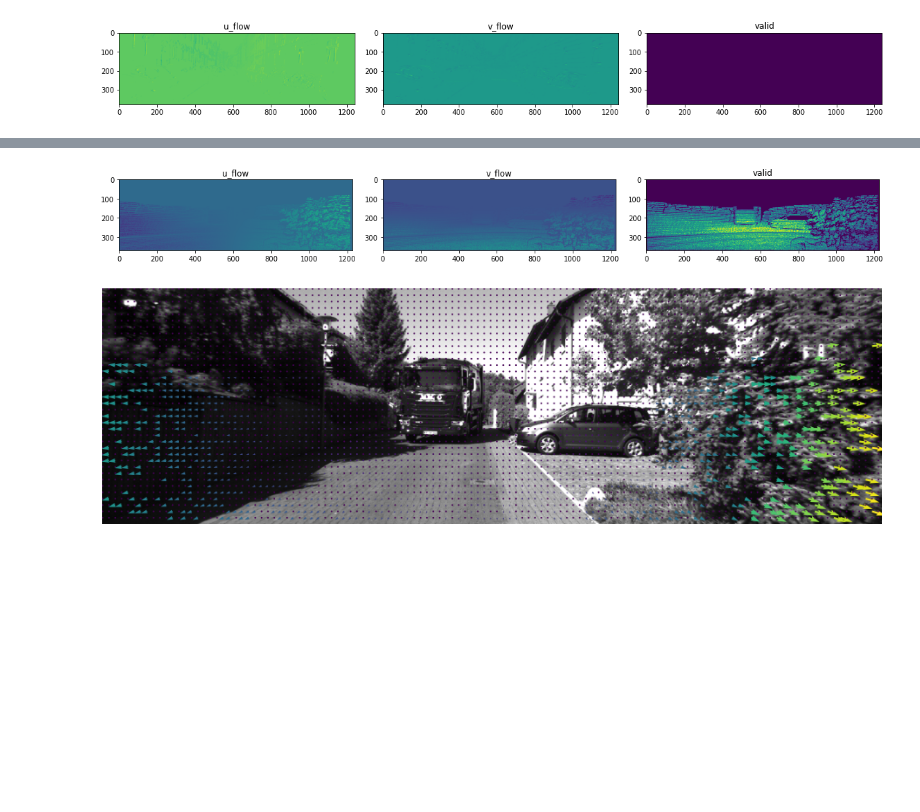
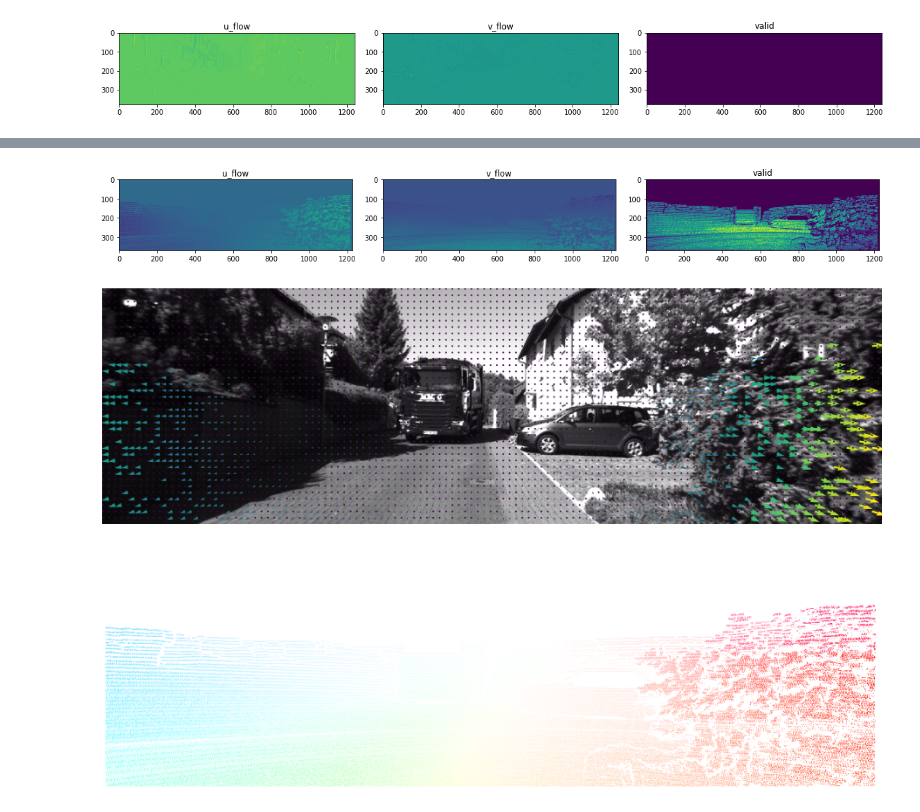
Before and after one commit to mcv-m6-video/mcv-m6-2021-team1, a Jupyter notebook: week1/04_flow.ipynb, the cells around one changed output, grey strips where cells are left out. Saved outputs shown, nothing was run; the diff lists cells and outputs as text; code cells hidden in the pictures; blank space fills up the shorter version.

```diff
--- a/week1/04_flow.ipynb
+++ b/week1/04_flow.ipynb
@@ -93,9 +206,14 @@ show_field(flow,gray,step=10)
 # %%
 flow = read_flow(os.path.join(path,'gt','000157_10.png'))
 plot_flow(flow)
 gray = cv2.imread(os.path.join(path,'color','000157_10.png'), cv2.IMREAD_GRAYSCALE)
 
 show_field(flow,gray,step=10)
+plt.figure(figsize=(16,8))
+plt.axis('off')
+plt.imshow(flow_to_color(flow[:,:,:2]))
+plt.show()
 # %% [output]
 [figure]
 [figure]
+[figure, added]
```
Also changed, not shown: parts of 3 cells of this notebook.
